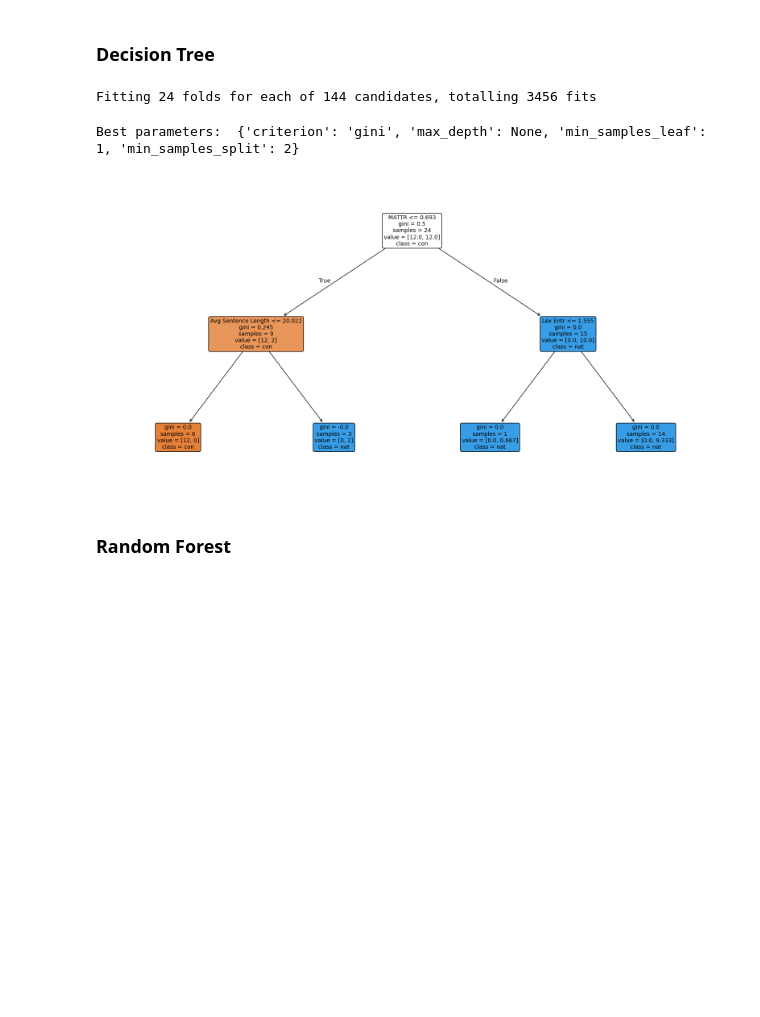
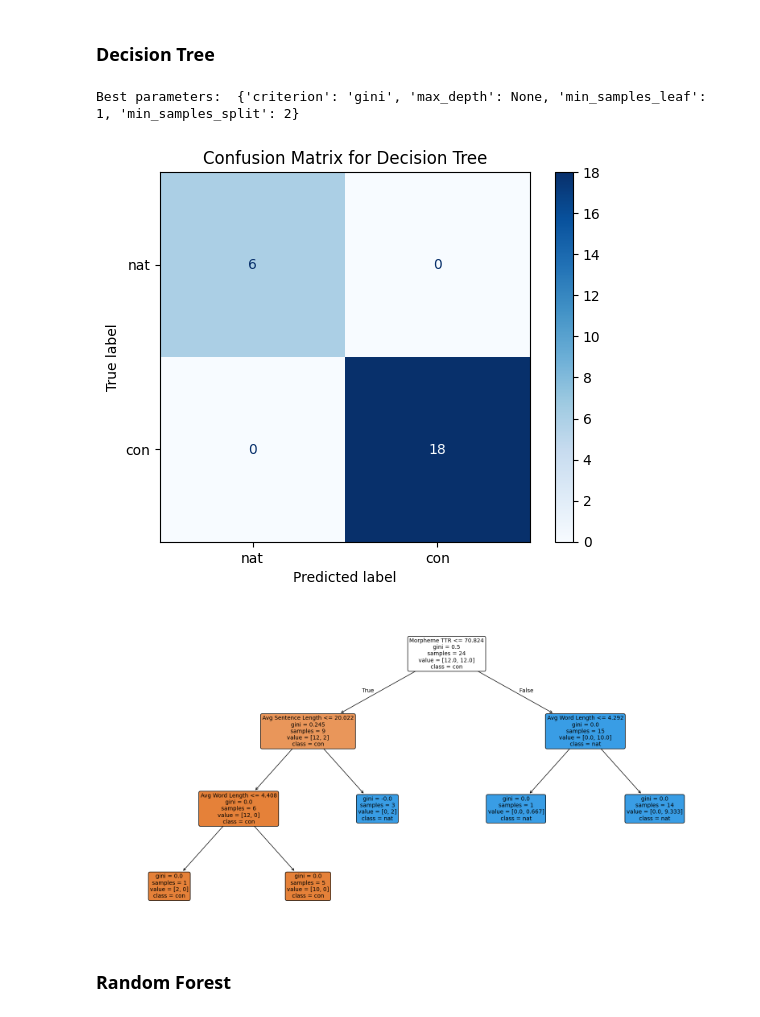
Before and after one commit to kirbergerconnor/iscl-thesis, a Jupyter notebook: classification_and_anomaly.ipynb, the cells around one changed output. Saved outputs shown, nothing was run; the diff lists cells and outputs as text; code cells hidden in the pictures; blank space fills up the shorter version.

```diff
--- a/classification_and_anomaly.ipynb
+++ b/classification_and_anomaly.ipynb
@@ -711,33 +724,48 @@ Text(0.5, 0, 'Mahalanobis dist')
 # %%
 X, y = data.iloc[:,2:].values.round(decimals=3), data.iloc[:,1].map({'con':0, 'nat':1}).values
 
 param_grid = {
     'criterion':  ['gini', 'entropy'],
     'max_depth':  [None, 2, 4, 6, 8, 10, 20, 30],
     'min_samples_split': [2, 5, 10],
     'min_samples_leaf': [1, 2, 4]
 }
 
+scoring = {
+    'precision': make_scorer(precision_score),
+    'recall': make_scorer(recall_score),
+    'f1': make_scorer(f1_score)
+}
+
 # Try using F1 score (due to inbalanced data)
 grid_search = GridSearchCV(
     estimator=tree.DecisionTreeClassifier(class_weight='balanced', random_state=42),
     param_grid=param_grid,
     cv=LeaveOneOut(),
-    scoring='f1_micro',
-    verbose=1,
+    scoring=scoring,
+    refit='f1',
+    return_train_score=True,
+    n_jobs=-1,
 )
 
 grid_search.fit(X, y)
 print("Best parameters: ", grid_search.best_params_)
 
 # Best estimator fitted with best parameters
 best_tree = grid_search.best_estimator_
+y_pred = best_tree.predict(X)
+
+cm = confusion_matrix(y, y_pred)
+disp = ConfusionMatrixDisplay(confusion_matrix=cm, display_labels=['nat', 'con'])
+disp.plot(cmap=plt.cm.Blues)
+plt.title("Confusion Matrix for Decision Tree")
+plt.show()
 
 plt.figure(figsize=(20, 10))
 tree.plot_tree(best_tree, filled=True, feature_names=['Avg Word Length', 'Avg Sentence Length', 'TTR', 'MATTR', 'Morpheme TTR',	'Avg Segs Per Word', 'Avg Forms Per Stem', 'Char Entr', 'Word Entr', 'Text Entr', 'Lex Entr', 'Rev Lex Entr'], class_names=['con', 'nat'], rounded=True, fontsize=10)
 plt.savefig('./results/decisiontree.png')
 plt.show()
 # %% [output]
-Fitting 24 folds for each of 144 candidates, totalling 3456 fits
+Best parameters:  {'criterion': 'gini', 'max_depth': None, 'min_samples_leaf': 1, 'min_samples_split': 2}
-Best parameters:  {'criterion': 'gini', 'max_depth': None, 'min_samples_leaf': 1, 'min_samples_split': 2}
-[figure, old version]
+[figure, new version]
+[figure, added]
```
Also changed, not shown: parts of 13 cells of this notebook, 30 other files.
